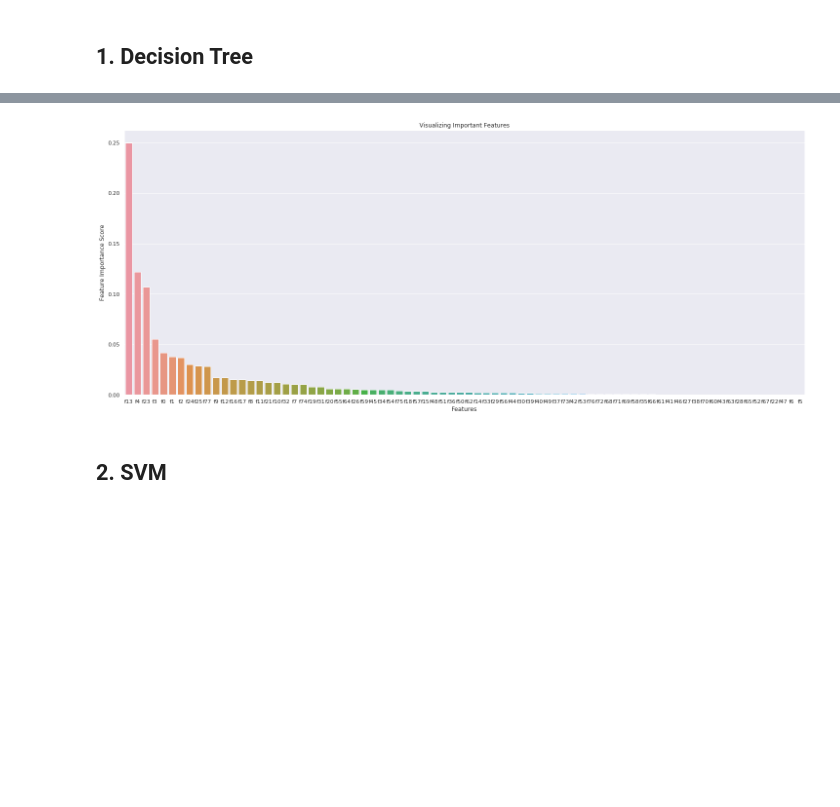
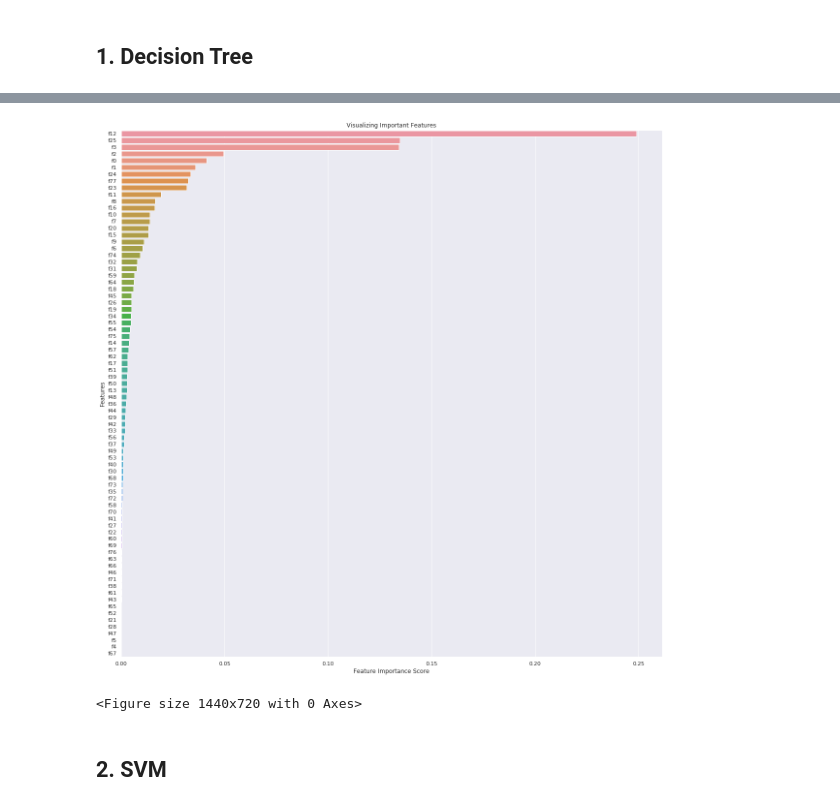
Before and after one commit to Kerry-Clarke/ba590_capstone, a Jupyter notebook: multiclass_modeling_tt.ipynb, the cells around one changed output, grey strips where cells are left out. Drawn from its saved outputs; the diff is of its cells as text; code cells hidden in the pictures; blank space fills up the shorter version.

```diff
--- a/multiclass_modeling_tt.ipynb
+++ b/multiclass_modeling_tt.ipynb
@@ -132,19 +135,21 @@ f5     0.000000
 Length: 78, dtype: float64
 # %%
 # visualize the feature importance values
-plt.figure(figsize=(25,10))
+plt.figure(figsize=(20,20))
 
 # Creating a bar plot
-sns.barplot(x=feature_imp.index, y=feature_imp)
+sns.barplot(y=feature_imp.index, x=feature_imp)
 
 # Add labels
-plt.ylabel('Feature Importance Score')
-plt.xlabel('Features')
+plt.xlabel('Feature Importance Score')
+plt.ylabel('Features')
 plt.title("Visualizing Important Features")
+plt.show()
 
-plt.show()
+plt.savefig('images/mm_tt_dt_feature_importance.PNG')
 # %% [output]
-[figure, old version]
+[figure, new version]
+<Figure size 1440x720 with 0 Axes>
 # %% [markdown]
 ## 2. SVM
 # %%
```
Also changed, not shown: parts of 11 cells of this notebook, 10 other files.
